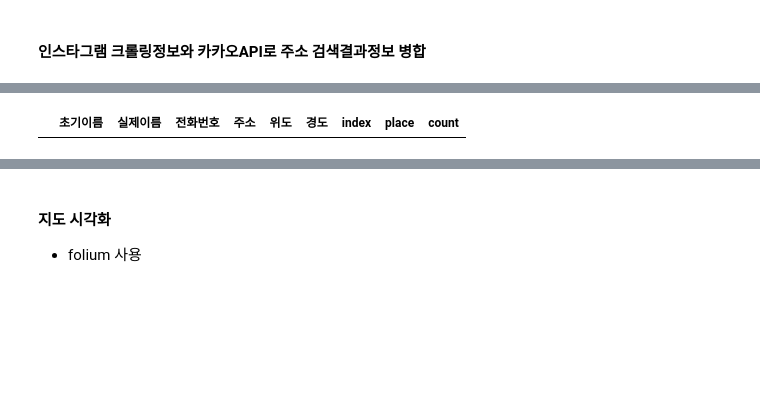
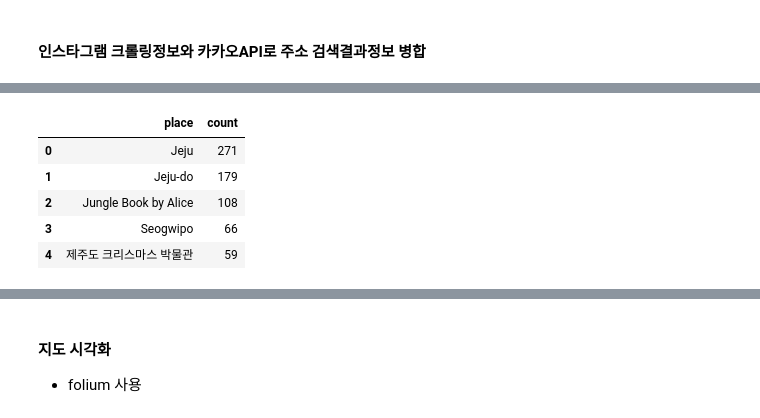
Before and after one commit to king-dong-gun/python_bigdata_analyze, a Jupyter notebook: day05/data12_jejuHotplace.visual.ipynb, the cells around one changed output, grey strips where cells are left out. Saved outputs shown, nothing was run; the diff lists cells and outputs as text; code cells hidden in the pictures; blank space fills up the shorter version.

```diff
--- a/day05/data12_jejuHotplace.visual.ipynb
+++ b/day05/data12_jejuHotplace.visual.ipynb
@@ -229,5 +174,11 @@ dfLocationCount.head()
+# %%
+dfLocCounts.head()
+# %% [output]
+|  | place | count |
+| 0 | Jeju | 271 |
+| 1 | Jeju-do | 179 |
+| 2 | Jungle Book by Alice | 108 |
+| 3 | Seogwipo | 66 |
+| 4 | 제주도 크리스마스 박물관 | 59 |
 # %%
-locationData = pd.merge(left=dfLocationResults, right=dfLocationCount, how='inner', left_on='초기이름', right_on='place')
-locationData.tail()
+locationData = pd.merge(left=dfLocationResult, right=dfLocCounts, how='inner', left_on='초기이름', right_on='place')
-# %% [output]
-|  | 초기이름 | 실제이름 | 전화번호 | 주소 | 위도 | 경도 | index | place | count |
```
Also changed, not shown: parts of 31 cells of this notebook, 21 other files.
